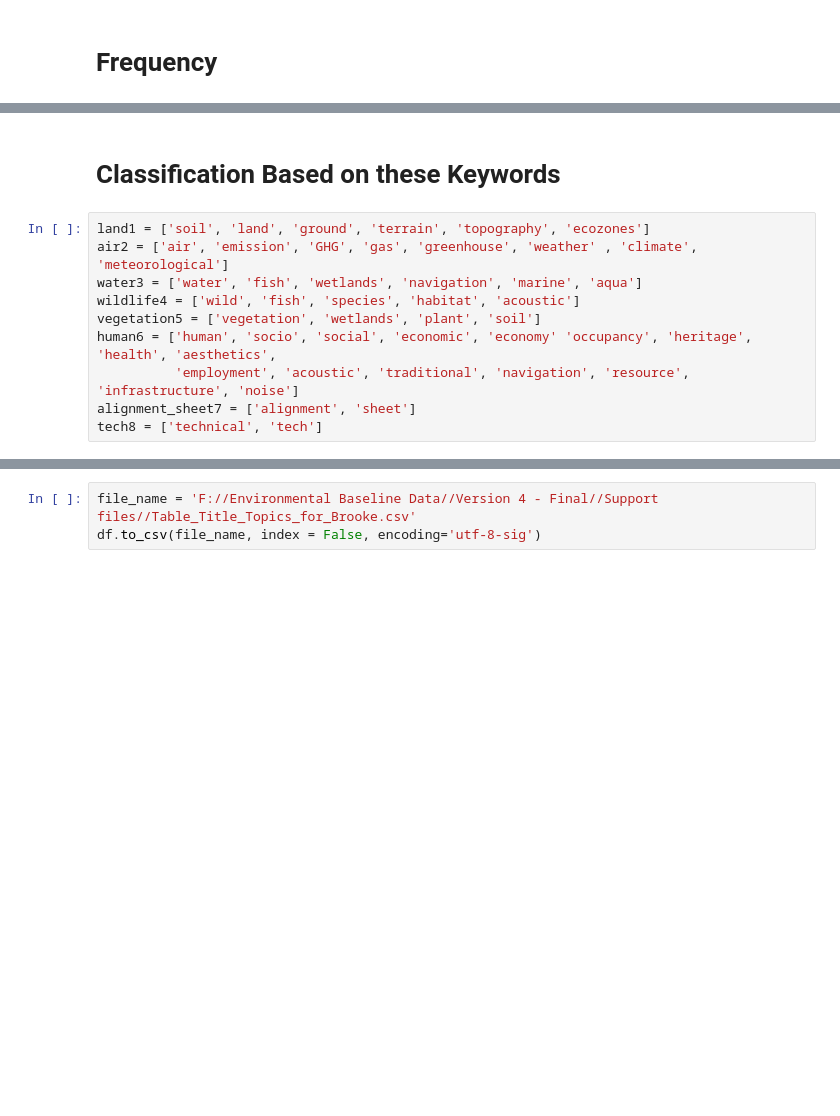
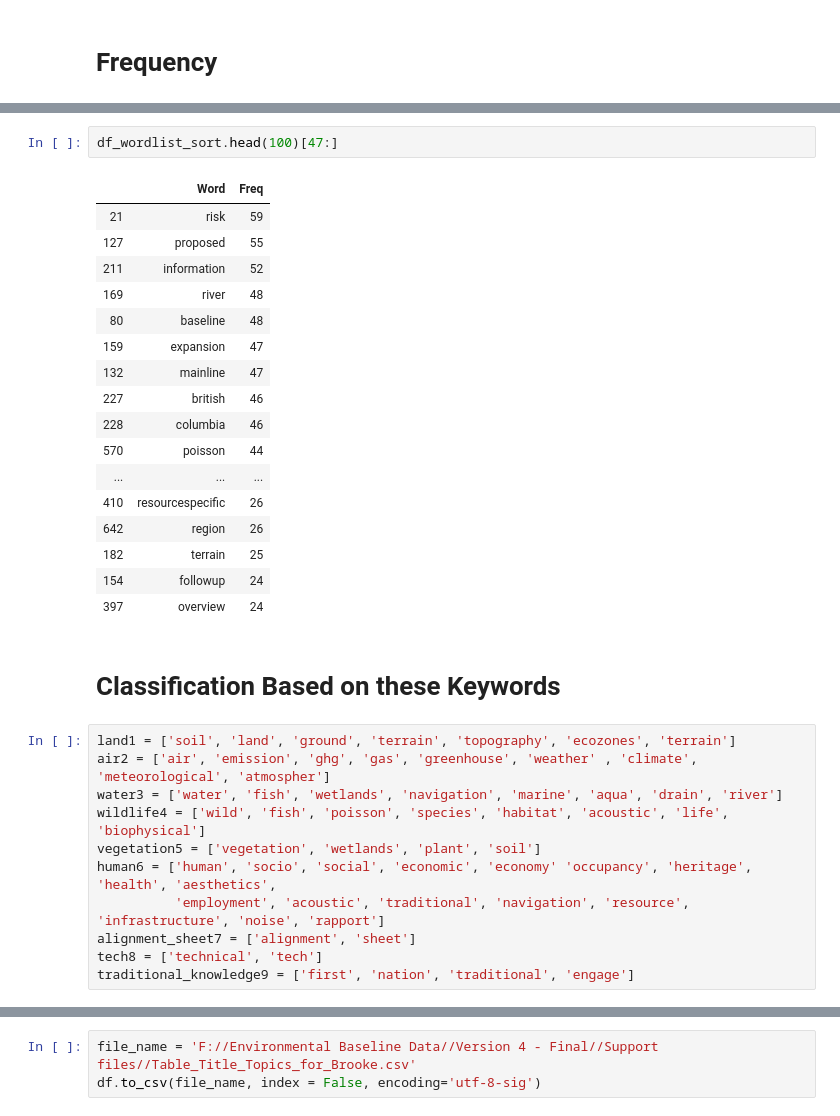
Before and after one commit to iVibudh/CER-ESA-Phase1, a Jupyter notebook: Brooke's Categorization based on keywords/Brooke - Key words.ipynb, the cells around one changed output, grey strips where cells are left out. Drawn from its saved outputs; the diff is of its cells as text; blank space fills up the shorter version.

Commit message:
Brooke's Updated key words

```diff
--- a/Brooke's Categorization based on keywords/Brooke - Key words.ipynb
+++ b/Brooke's Categorization based on keywords/Brooke - Key words.ipynb
@@ -142,15 +142,36 @@ df_wordlist_sort.head(50)
+# %%
+df_wordlist_sort.head(100)[47:]
+# %% [output]
+|  | Word | Freq |
+| 21 | risk | 59 |
+| 127 | proposed | 55 |
+| 211 | information | 52 |
+| 169 | river | 48 |
+| 80 | baseline | 48 |
+| 159 | expansion | 47 |
+| 132 | mainline | 47 |
+| 227 | british | 46 |
+| 228 | columbia | 46 |
+| 570 | poisson | 44 |
+| ... | ... | ... |
+| 410 | resourcespecific | 26 |
+| 642 | region | 26 |
+| 182 | terrain | 25 |
+| 154 | followup | 24 |
+| 397 | overview | 24 |
 # %% [markdown]
 # Classification Based on these Keywords
 # %%
-land1 = ['soil', 'land', 'ground', 'terrain', 'topography', 'ecozones']
-air2 = ['air', 'emission', 'GHG', 'gas', 'greenhouse', 'weather' , 'climate', 'meteorological']
-water3 = ['water', 'fish', 'wetlands', 'navigation', 'marine', 'aqua']
-wildlife4 = ['wild', 'fish', 'species', 'habitat', 'acoustic']
+land1 = ['soil', 'land', 'ground', 'terrain', 'topography', 'ecozones', 'terrain']
+air2 = ['air', 'emission', 'ghg', 'gas', 'greenhouse', 'weather' , 'climate', 'meteorological', 'atmospher']
+water3 = ['water', 'fish', 'wetlands', 'navigation', 'marine', 'aqua', 'drain', 'river']
+wildlife4 = ['wild', 'fish', 'poisson', 'species', 'habitat', 'acoustic', 'life', 'biophysical']
 vegetation5 = ['vegetation', 'wetlands', 'plant', 'soil']
 human6 = ['human', 'socio', 'social', 'economic', 'economy' 'occupancy', 'heritage', 'health', 'aesthetics',
-          'employment', 'acoustic', 'traditional', 'navigation', 'resource', 'infrastructure', 'noise']
+          'employment', 'acoustic', 'traditional', 'navigation', 'resource', 'infrastructure', 'noise', 'rapport']
 alignment_sheet7 = ['alignment', 'sheet']
 tech8 = ['technical', 'tech']
+traditional_knowledge9 = ['first', 'nation', 'traditional', 'engage']
 # %%
 def check_topic_present(topic, text):
     for key in topic:
```
Also changed, not shown: parts of 10 cells of this notebook, 2 other files.
